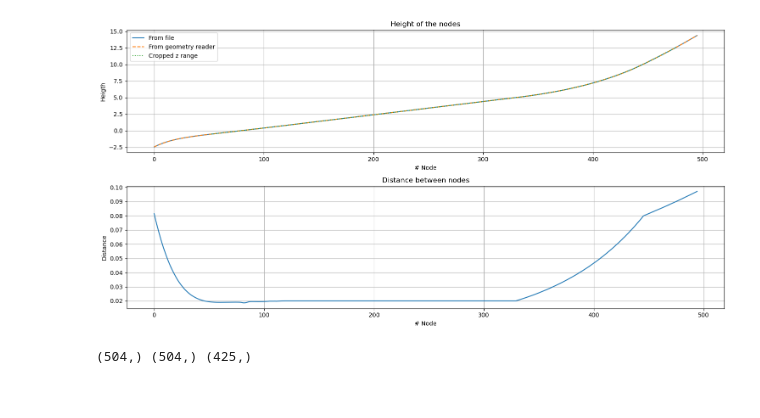
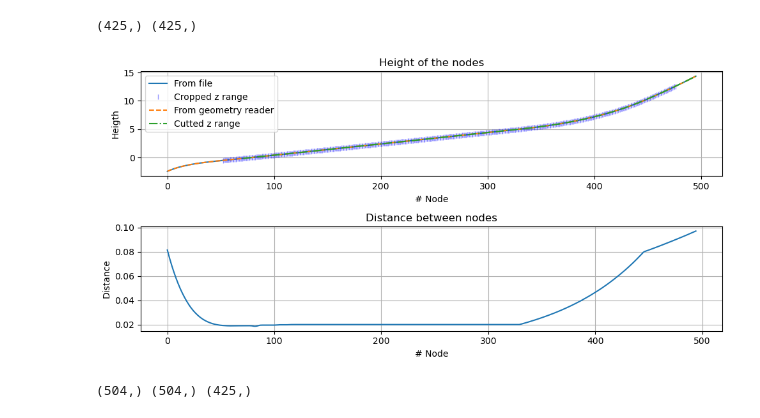
Before and after one commit to andreuva/graphnet_nlte, a Jupyter notebook: porta_scripts/read_geometry.ipynb, the cells around one changed output. Drawn from its saved outputs; the diff is of its cells as text; code cells hidden in the pictures.

```diff
--- a/porta_scripts/read_geometry.ipynb
+++ b/porta_scripts/read_geometry.ipynb
@@ -3,7 +3,9 @@ from astropy.io import fits
 import numpy as np
 import matplotlib.pyplot as plt
 # %%
-hdu = fits.open(f'../../atmos/BIFROST_en024048_hion_lgtg_385.fits')
+path_files = '../../'
+hdu = fits.open(f'{path_files}en024048_hion/atmos/BIFROST_en024048_hion_lgtg_385.fits')
+print(f"Length of the fits list: {len(hdu)}")
 nx = 504
 ny = 504
 nz = 425
@@ -56,0 +50,5 @@ a
+# %%
+# Usage
+geo_data = read_geometry(f'{path_files}data_porta/AR_385_GEOMETRY.dat')
+z_geo = geo_data['z']
+print(f"Dimensions of geometry file: {geo_data['nx']}, {geo_data['ny']}, {geo_data['nz']}")
@@ -68,3 +95,6 @@ z_steps = -z_range[:-1] + z_range[1:]
 # %%
 z = z_range[52:476+1]
 xz = np.arange(52, 477)
+
+z_cutted = z_range[496-425:]
+xz_cutted = np.arange(496-425, 496)
@@ -90,26 +101,31 @@ array([-0.5136261 , -0.49441066, -0.47526246, -0.4561722 , -0.4371338 ,
+# %%
+print(z.shape, z_cutted.shape)
+# %% [output]
+(425,) (425,)
 # %%
-plt.figure(0,(15,7.5))
+plt.figure(0,(10,5))
 plt.subplot(2,1,1)
 plt.plot(z_range, label='From file')
+plt.plot(xz, z, '|b', alpha=0.4, label='Cropped z range')
 plt.plot(z_geo/1e8, label='From geometry reader', linestyle='dashed')
-plt.plot(xz, z, label='Cropped z range', linestyle='dotted')
+plt.plot(xz_cutted, z_cutted, linestyle='dashdot', label='Cutted z range')
 plt.legend()
 plt.title('Height of the nodes')
 plt.xlabel('# Node')
 plt.ylabel('Heigth')
 plt.grid()
 
 plt.subplot(2,1,2)
 plt.plot(z_steps)
 plt.title('Distance between nodes')
 plt.xlabel('# Node')
 plt.ylabel('Distance')
 plt.grid()
 
 plt.tight_layout()
 plt.show()
 # %% [output]
-[figure, old version]
+[figure, new version]
 # %%
 x, y = np.linspace(0, x_size, nx), np.linspace(0, y_size, ny)
 # %%
```
Also changed, not shown: parts of 10 cells of this notebook.
